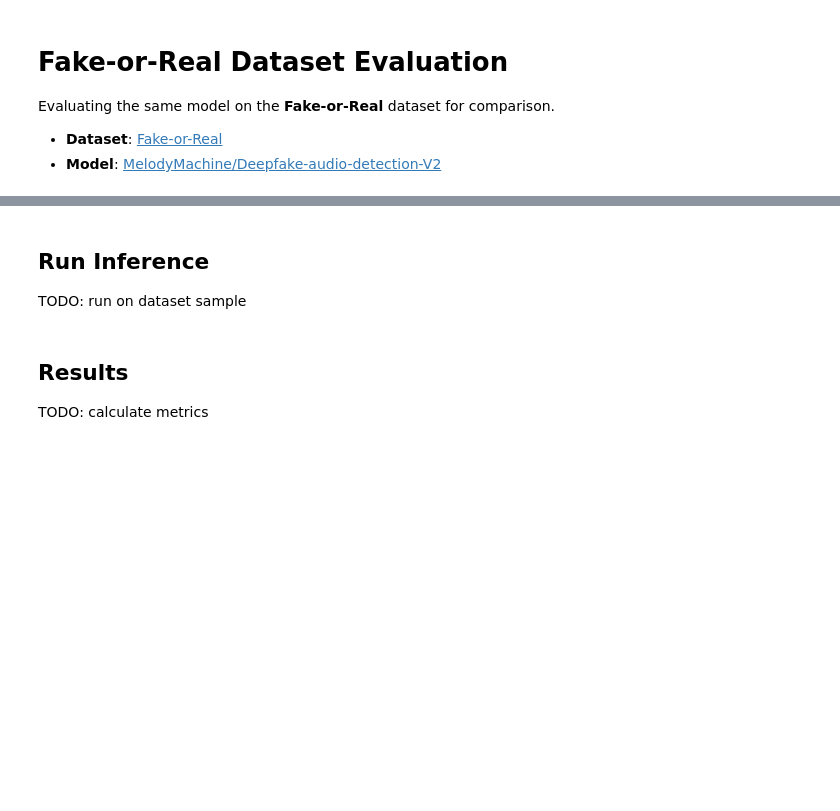
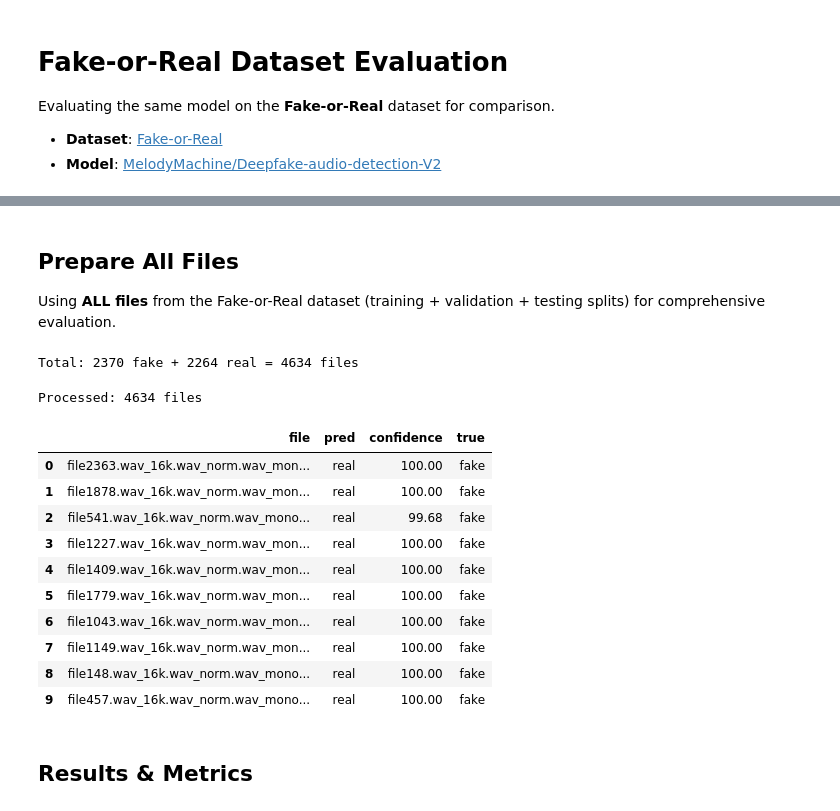
Before and after one commit to em1ru/deepfake-audio-eval, a Jupyter notebook: notebooks/02_fake_or_real.ipynb, the cells around one changed output, grey strips where cells are left out. Cells and saved outputs as stored; diff of their text form; code cells hidden in the pictures; blank space fills up the shorter version.

```diff
--- a/notebooks/02_fake_or_real.ipynb
+++ b/notebooks/02_fake_or_real.ipynb
@@ -17,9 +17,19 @@ import seaborn as sns
 sns.set_theme(style="darkgrid")
 %matplotlib inline
 # %%
-DATASET_PATH = "../data/fake_or_real"
+DATASET_BASE = "../data/fake_or_real/for-norm/for-norm"
 
-# TODO: adjust based on dataset structure
-# fake_files = glob.glob(f"{DATASET_PATH}/fake/*.wav")
-# real_files = glob.glob(f"{DATASET_PATH}/real/*.wav")
-# print(f"Fake: {len(fake_files)}, Real: {len(real_files)}")
+# Load files from ALL splits (training + validation + testing)
+splits = ["training", "validation", "testing"]
+
+fake_files = []
+real_files = []
+
+for split in splits:
+    fake_files.extend(glob.glob(f"{DATASET_BASE}/{split}/fake/*.wav"))
+    real_files.extend(glob.glob(f"{DATASET_BASE}/{split}/real/*.wav"))
+
+print(f"Full Dataset (all splits):")
+print(f"  Fake: {len(fake_files):,}")
+print(f"  Real: {len(real_files):,}")
+print(f"  Total: {len(fake_files) + len(real_files):,}")
@@ -54,7 +72,14 @@ def predict(path):
         "confidence": round(probs[idx] * 100, 2)
     }
 # %% [markdown]
-## Run Inference
+## Prepare All Files
 
-TODO: run on dataset sample
+Using **ALL files** from the Fake-or-Real dataset (training + validation + testing splits) for comprehensive evaluation.
+# %%
+# Use ALL files from ALL splits (no sampling)
+sample = [(f, "fake") for f in fake_files] + [(f, "real") for f in real_files]
+
+print(f"Total: {len(fake_files):,} fake + {len(real_files):,} real = {len(sample):,} files")
+# %% [output]
+Total: 2370 fake + 2264 real = 4634 files
 # %%
@@ -64,5 +87,30 @@ TODO: run on dataset sample
+# %%
+results = []
+
+for path, true_label in tqdm(sample, desc="Processing"):
+    try:
+        res = predict(path)
+        res["true"] = true_label
+        results.append(res)
+    except Exception as e:
+        print(f"Error: {path} - {e}")
+
+results_df = pd.DataFrame(results)
+print(f"\nProcessed: {len(results_df)} files")
+results_df.head(10)
+# %% [output]
+Processed: 4634 files
+|  | file | pred | confidence | true |
+| 0 | file2363.wav_16k.wav_norm.wav_mon... | real | 100.00 | fake |
+| 1 | file1878.wav_16k.wav_norm.wav_mon... | real | 100.00 | fake |
+| 2 | file541.wav_16k.wav_norm.wav_mono... | real | 99.68 | fake |
+| 3 | file1227.wav_16k.wav_norm.wav_mon... | real | 100.00 | fake |
+| 4 | file1409.wav_16k.wav_norm.wav_mon... | real | 100.00 | fake |
+| 5 | file1779.wav_16k.wav_norm.wav_mon... | real | 100.00 | fake |
+| 6 | file1043.wav_16k.wav_norm.wav_mon... | real | 100.00 | fake |
+| 7 | file1149.wav_16k.wav_norm.wav_mon... | real | 100.00 | fake |
+| 8 | file148.wav_16k.wav_norm.wav_mono... | real | 100.00 | fake |
+| 9 | file457.wav_16k.wav_norm.wav_mono... | real | 100.00 | fake |
 # %% [markdown]
-## Results
-
-TODO: calculate metrics
+## Results & Metrics
 # %%
```
Also changed, not shown: parts of 9 cells of this notebook, 5 other files.
